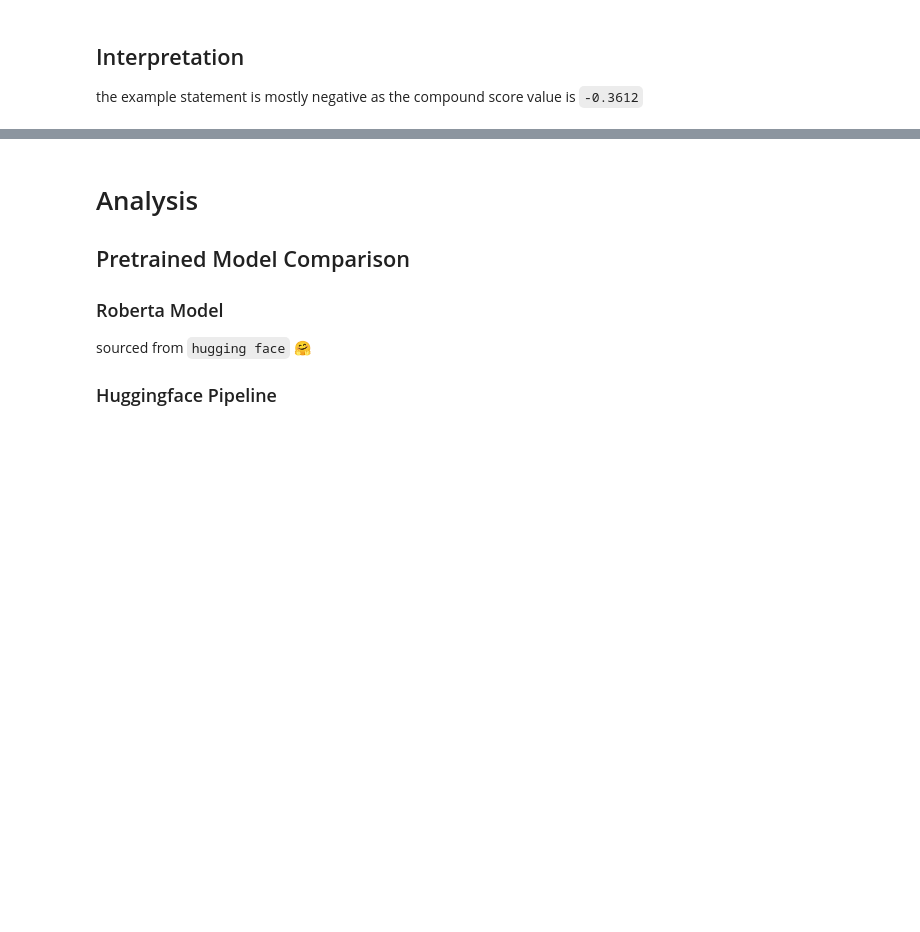
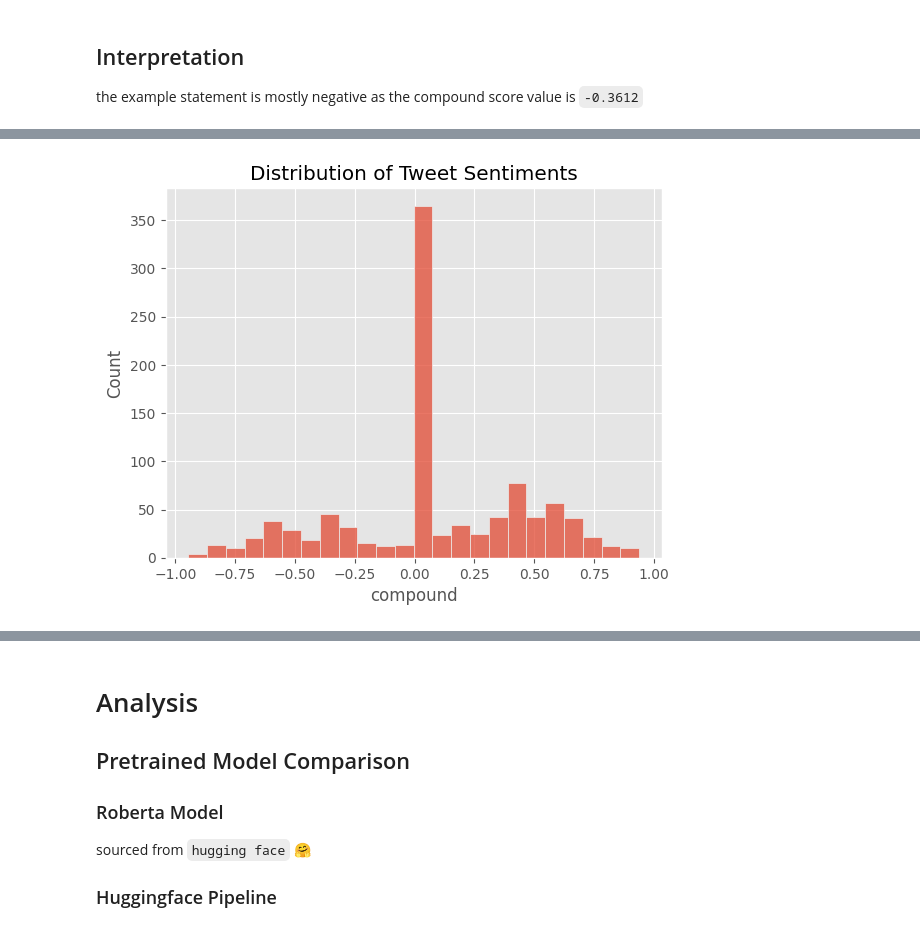
Before and after one commit to dnzambuli/Twitter_Sentiment_Analysis, a Jupyter notebook: twitter_sentiment_analysis_group_project.ipynb, the cells around one changed output, grey strips where cells are left out. Cells and saved outputs as stored; diff of their text form; code cells hidden in the pictures; blank space fills up the shorter version.

```diff
--- a/twitter_sentiment_analysis_group_project.ipynb
+++ b/twitter_sentiment_analysis_group_project.ipynb
@@ -319,3 +373,10 @@ sia.polarity_scores(example)
 the example statement is mostly negative as the compound score value is `-0.3612`
 # %%
 # running polarity score on the whole data set
+
+# creating a smaller data frame for analysis
+
+df = covidData.head(1000)
+df = df.reset_index().rename(columns= {'index': 'id'})
+
+df.shape
@@ -375,0 +385,9 @@ If I smelled the scent of hand sanitizers today on someone in the past, I would
+# %%
+# holds the polarity score of the post by each userand the user name
+results = {}
+
+# perform the polarity scoring and show progres in a progress bar below
+for i, row in tqdm(df.iterrows(), total = len(df)):
+  text = row['text']
+  index = row['id']
+  results[index] = sia.polarity_scores(text)
@@ -375,0 +414,4 @@ If I smelled the scent of hand sanitizers today on someone in the past, I would
+# %%
+# convert the result dictionary into a panda dataframe
+vaders_df = pd.DataFrame(results).T
+vaders_df
@@ -375,0 +432,4 @@ If I smelled the scent of hand sanitizers today on someone in the past, I would
+# %%
+# transpose the dictionary
+vaders_df = vaders_df.reset_index().rename(columns= {'index': 'id'})
+vaders_df = pd.concat([vaders_df, df], axis = 1) # add the original dataframe to the left
@@ -375,0 +452,6 @@ If I smelled the scent of hand sanitizers today on someone in the past, I would
+# %%
+vader_plot = sns.histplot(data= vaders_df, x = 'compound')
+vader_plot.set_title("Distribution of Tweet Sentiments")
+plt.show()
+# %% [output]
+[figure, added]
```
Also changed, not shown: parts of 32 cells of this notebook.
